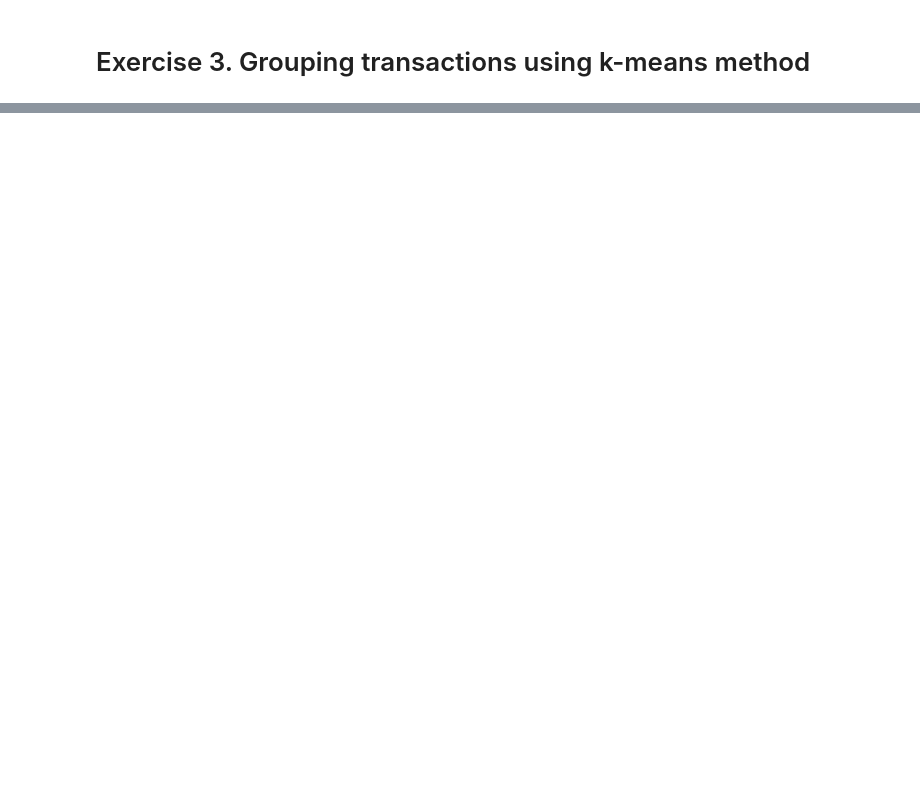
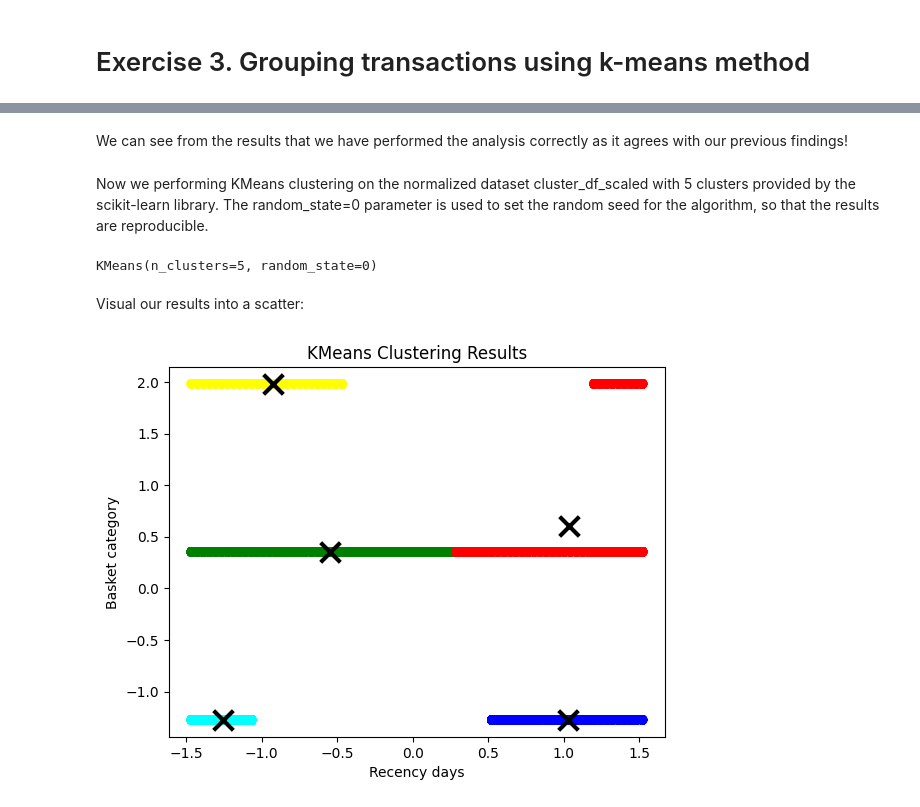
Before and after one commit to tfysekis/Data-Mining, a Jupyter notebook: Mining_Knowledge.ipynb, the cells around one changed output, grey strips where cells are left out. Drawn from its saved outputs; the diff is of its cells as text; code cells hidden in the pictures; blank space fills up the shorter version.

```diff
--- a/Mining_Knowledge.ipynb
+++ b/Mining_Knowledge.ipynb
@@ -494,0 +540,4 @@ Upon reviewing the association rules, it becomes evident that the majority of cu
+# %%
+# Combine the categorical basket_category column with the recency_days column
+cluster_df = pd.concat([data['recency_days'], data['basket_category']], axis=1)
+cluster_df.head()
@@ -494,0 +553,7 @@ Upon reviewing the association rules, it becomes evident that the majority of cu
+# %%
+# Create a dictionary to map categorical values to numerical values
+cat_map = {'low_value_basket': 1, 'medium_value_basket': 2, 'high_value_basket': 3}
+
+# Convert categorical values to numerical values using label encoding
+cluster_df['basket_category'] = cluster_df['basket_category'].map(cat_map)
+cluster_df.head()
@@ -494,0 +569,6 @@ Upon reviewing the association rules, it becomes evident that the majority of cu
+# %%
+# Normalize the data
+scaler = StandardScaler()
+cluster_df_scaled = scaler.fit_transform(cluster_df)
+
+print(cluster_df_scaled)
@@ -494,0 +597,29 @@ Upon reviewing the association rules, it becomes evident that the majority of cu
+# %% [markdown]
+We can see from the results that we have performed the analysis correctly as it agrees with our previous findings!
+# %% [markdown]
+Now we performing KMeans clustering on the normalized dataset cluster_df_scaled with 5 clusters provided by the scikit-learn library. The random_state=0 parameter is used to set the random seed for the algorithm, so that the results are reproducible.
+# %%
+# Perform KMeans clustering with 5 clusters
+kmeans = KMeans(n_clusters=5, random_state=0)
+kmeans.fit(cluster_df_scaled)
+# %% [output]
+KMeans(n_clusters=5, random_state=0)
+# %% [markdown]
+Visual our results into a scatter:
+# %%
+# Assign a color to each cluster label
+colors = ['blue', 'green', 'red', 'cyan', 'yellow']
+cluster_colors = [colors[label] for label in kmeans.labels_]
+
+# Plot the data points with the assigned colors
+plt.scatter(cluster_df_scaled[:, 0], cluster_df_scaled[:, 1], color=cluster_colors)
+
+# Plot the centroids of each cluster as white crosses
+plt.scatter(kmeans.cluster_centers_[:, 0], kmeans.cluster_centers_[:, 1], marker='x', s=200, linewidths=3, color='black')
+
+plt.title('KMeans Clustering Results')
+plt.xlabel('Recency days')
+plt.ylabel('Basket category')
+plt.show()
+# %% [output]
+[figure, added]
```
Also changed, not shown: parts of 28 cells of this notebook.
